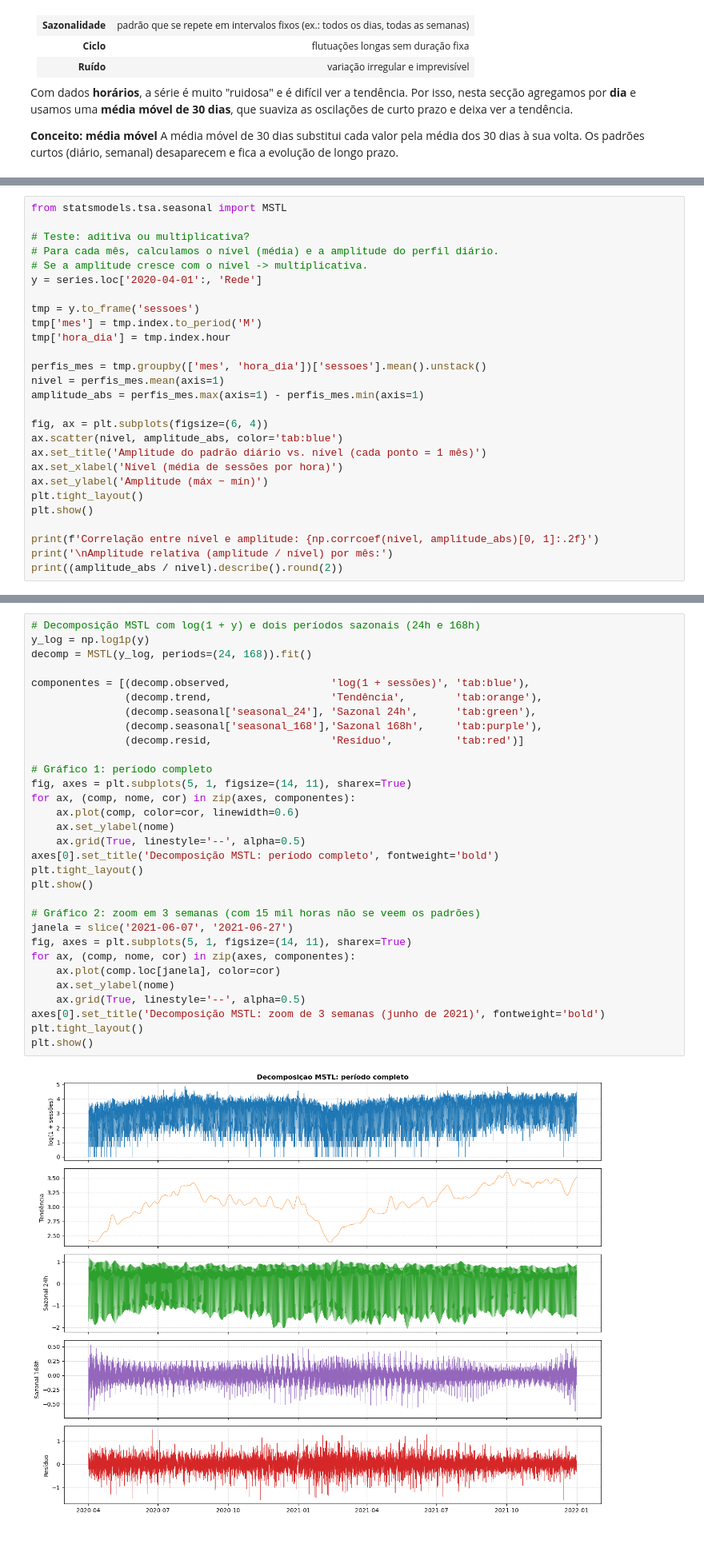
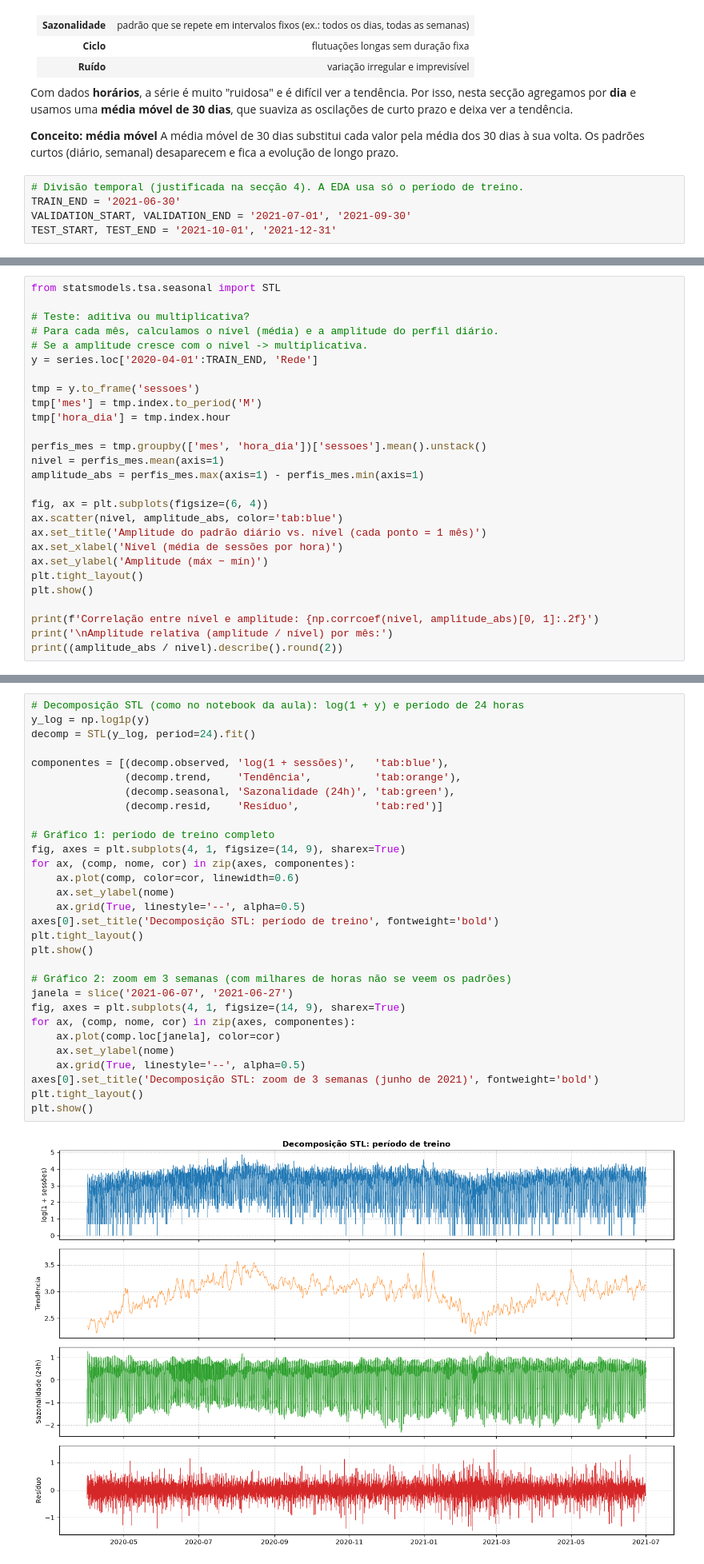
Before and after one commit to 1231478-Ellah-Fleischmann/MINDD-PROJETO-2, a Jupyter notebook: task1.ipynb, the cells around one changed output, grey strips where cells are left out. Shown at 80% size. Saved outputs shown, nothing was run; the diff lists cells and outputs as text; blank space fills up the shorter version.

```diff
--- a/task1.ipynb
+++ b/task1.ipynb
@@ -356,6 +373,11 @@ Por isso, nesta secção agregamos por **dia** e usamos uma **média móvel de 3
 
 **Conceito: média móvel**
 A média móvel de 30 dias substitui cada valor pela média dos 30 dias à sua volta. Os padrões curtos (diário, semanal) desaparecem e fica a evolução de longo prazo.
+# %%
+# Divisão temporal (justificada na secção 4). A EDA usa só o período de treino.
+TRAIN_END = '2021-06-30'
+VALIDATION_START, VALIDATION_END = '2021-07-01', '2021-09-30'
+TEST_START, TEST_END = '2021-10-01', '2021-12-31'
 # %%
 # Série diária (soma das 24 horas de cada dia)
 diario = series.resample('D').sum()
@@ -562,10 +587,10 @@ Mede quanto da variação é explicada pela componente: **perto de 1 = forte**,
 # %%
-from statsmodels.tsa.seasonal import MSTL
+from statsmodels.tsa.seasonal import STL
 
 # Teste: aditiva ou multiplicativa?
 # Para cada mês, calculamos o nível (média) e a amplitude do perfil diário.
 # Se a amplitude cresce com o nível -> multiplicativa.
-y = series.loc['2020-04-01':, 'Rede']
+y = series.loc['2020-04-01':TRAIN_END, 'Rede']
 
 tmp = y.to_frame('sessoes')
 tmp['mes'] = tmp.index.to_period('M')
@@ -601,35 +626,34 @@ min       1.43
 max       1.95
 dtype: float64
 # %%
-# Decomposição MSTL com log(1 + y) e dois períodos sazonais (24h e 168h)
+# Decomposição STL (como no notebook da aula): log(1 + y) e período de 24 horas
 y_log = np.log1p(y)
-decomp = MSTL(y_log, periods=(24, 168)).fit()
+decomp = STL(y_log, period=24).fit()
 
-componentes = [(decomp.observed,                'log(1 + sessões)', 'tab:blue'),
-               (decomp.trend,                   'Tendência',        'tab:orange'),
-               (decomp.seasonal['seasonal_24'], 'Sazonal 24h',      'tab:green'),
-               (decomp.seasonal['seasonal_168'],'Sazonal 168h',     'tab:purple'),
-               (decomp.resid,                   'Resíduo',          'tab:red')]
+componentes = [(decomp.observed, 'log(1 + sessões)',   'tab:blue'),
+               (decomp.trend,    'Tendência',          'tab:orange'),
+               (decomp.seasonal, 'Sazonalidade (24h)', 'tab:green'),
+               (decomp.resid,    'Resíduo',            'tab:red')]
 
-# Gráfico 1: período completo
-fig, axes = plt.subplots(5, 1, figsize=(14, 11), sharex=True)
+# Gráfico 1: período de treino completo
+fig, axes = plt.subplots(4, 1, figsize=(14, 9), sharex=True)
 for ax, (comp, nome, cor) in zip(axes, componentes):
     ax.plot(comp, color=cor, linewidth=0.6)
     ax.set_ylabel(nome)
     ax.grid(True, linestyle='--', alpha=0.5)
-axes[0].set_title('Decomposição MSTL: período completo', fontweight='bold')
+axes[0].set_title('Decomposição STL: período de treino', fontweight='bold')
 plt.tight_layout()
 plt.show()
 
-# Gráfico 2: zoom em 3 semanas (com 15 mil horas não se veem os padrões)
+# Gráfico 2: zoom em 3 semanas (com milhares de horas não se veem os padrões)
 janela = slice('2021-06-07', '2021-06-27')
-fig, axes = plt.subplots(5, 1, figsize=(14, 11), sharex=True)
+fig, axes = plt.subplots(4, 1, figsize=(14, 9), sharex=True)
 for ax, (comp, nome, cor) in zip(axes, componentes):
     ax.plot(comp.loc[janela], color=cor)
     ax.set_ylabel(nome)
     ax.grid(True, linestyle='--', alpha=0.5)
-axes[0].set_title('Decomposição MSTL: zoom de 3 semanas (junho de 2021)', fontweight='bold')
+axes[0].set_title('Decomposição STL: zoom de 3 semanas (junho de 2021)', fontweight='bold')
 plt.tight_layout()
 plt.show()
 # %% [output]
-[figure, old version]
+[figure, new version]
```
Also changed, not shown: parts of 27 cells of this notebook.
